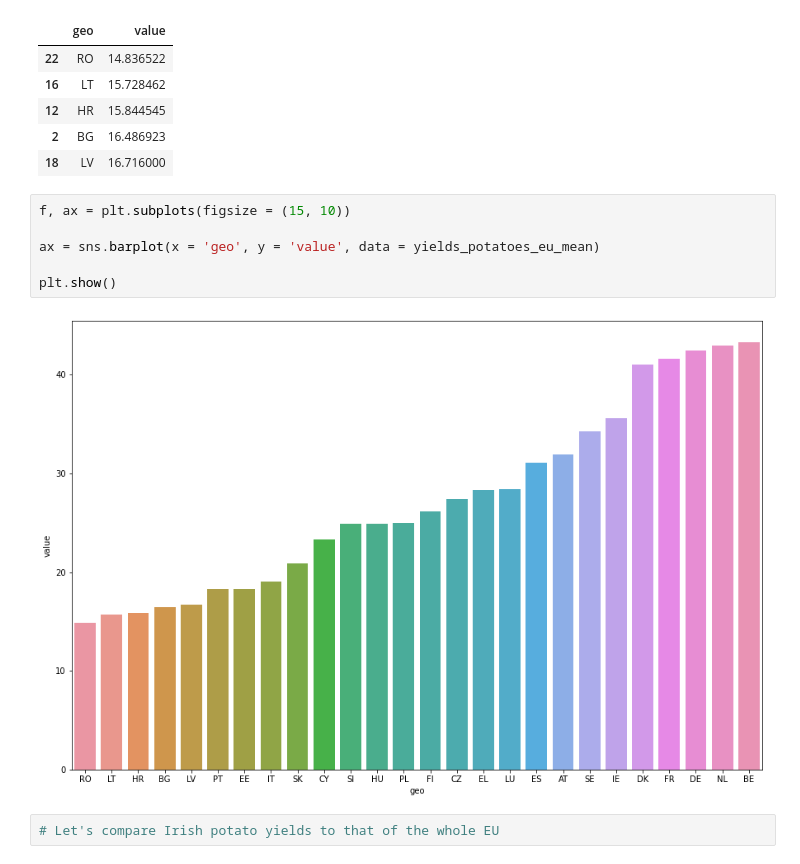
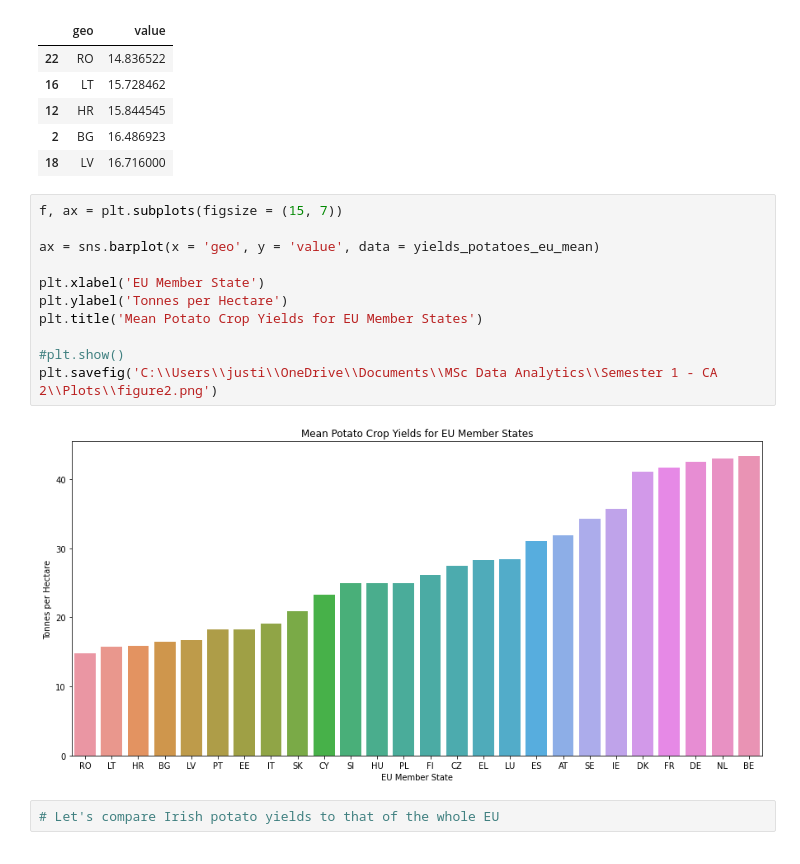
Before and after one commit to sba22206/semester1_ca2, a Jupyter notebook: Statistics.ipynb, the cells around one changed output. Saved outputs shown, nothing was run; the diff lists cells and outputs as text.

```diff
--- a/Statistics.ipynb
+++ b/Statistics.ipynb
@@ -151,13 +156,18 @@ yields_potatoes_eu_mean.head()
 | 2 | BG | 16.486923 |
 | 18 | LV | 16.716000 |
 # %%
-f, ax = plt.subplots(figsize = (15, 10))
+f, ax = plt.subplots(figsize = (15, 7))
 
 ax = sns.barplot(x = 'geo', y = 'value', data = yields_potatoes_eu_mean)
 
-plt.show()
+plt.xlabel('EU Member State')
+plt.ylabel('Tonnes per Hectare')
+plt.title('Mean Potato Crop Yields for EU Member States')
+
+#plt.show()
+plt.savefig('C:\\Users\\justi\\OneDrive\\Documents\\MSc Data Analytics\\Semester 1 - CA 2\\Plots\\figure2.png')
 # %% [output]
-[figure, old version]
+[figure, new version]
 # %%
 # Let's compare Irish potato yields to that of the whole EU
 # %%
```
Also changed, not shown: parts of 13 cells of this notebook.
